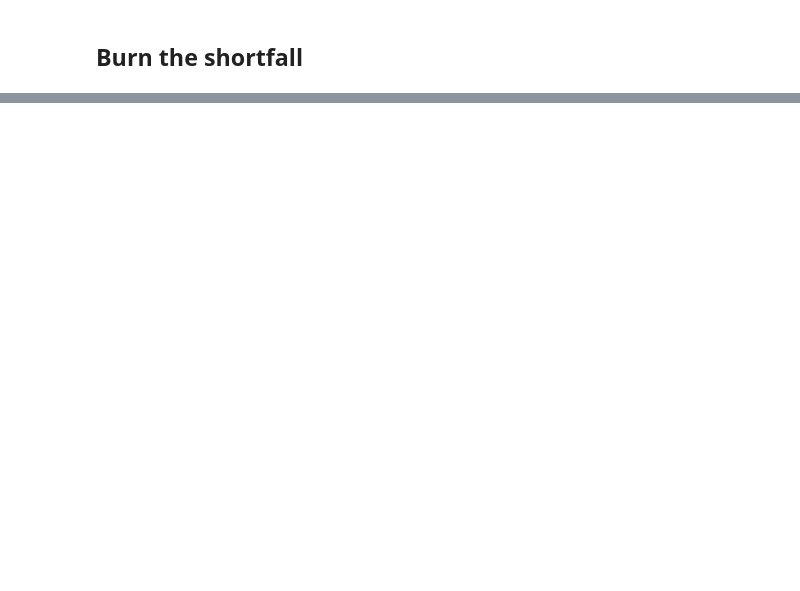
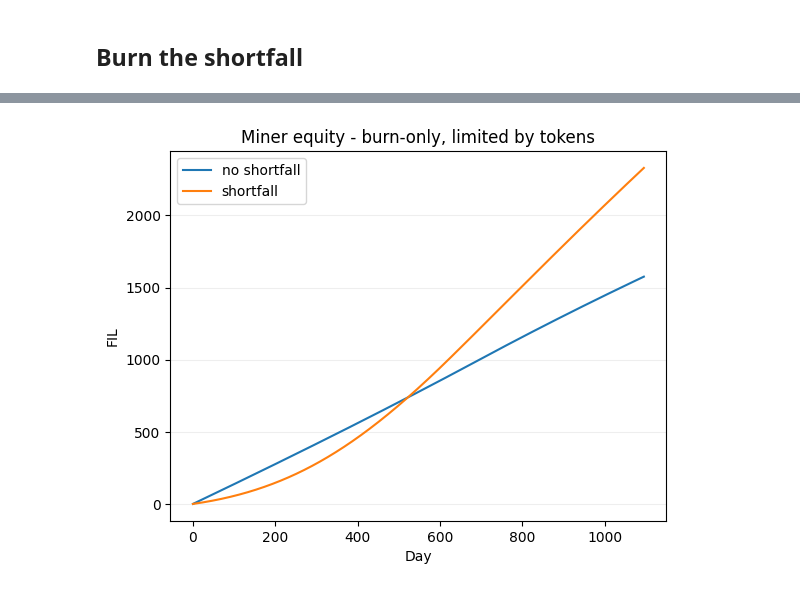
Before and after one commit to anorth/shortfall, a Jupyter notebook: explore.ipynb, the cells around one changed output, grey strips where cells are left out. Saved outputs shown, nothing was run; the diff lists cells and outputs as text; code cells hidden in the pictures; blank space fills up the shorter version.

```diff
--- a/explore.ipynb
+++ b/explore.ipynb
@@ -159,0 +149,16 @@ show_miner_accounting_charts(burn_shortfall_df)
+# %%
+# Configurations limited by token availability.
+compare_configurations({
+    'no shortfall': SimConfig(
+        network=network,
+        strategy=StrategyConfig.pledge_limited(1000.0, 3 * YEAR, False),
+        miner_factory=BurnShortfallMinerState.factory(balance=0),
+    ),
+    'shortfall': SimConfig(
+        network=network,
+        strategy=StrategyConfig.pledge_limited(1000.0, 3 * YEAR, True),
+        miner_factory=BurnShortfallMinerState.factory(balance=0),
+    )
+}, 'burn-only, limited by tokens')
+# %% [output]
+[figure, added]
```
Also changed, not shown: parts of 8 cells of this notebook, 3 other files.
